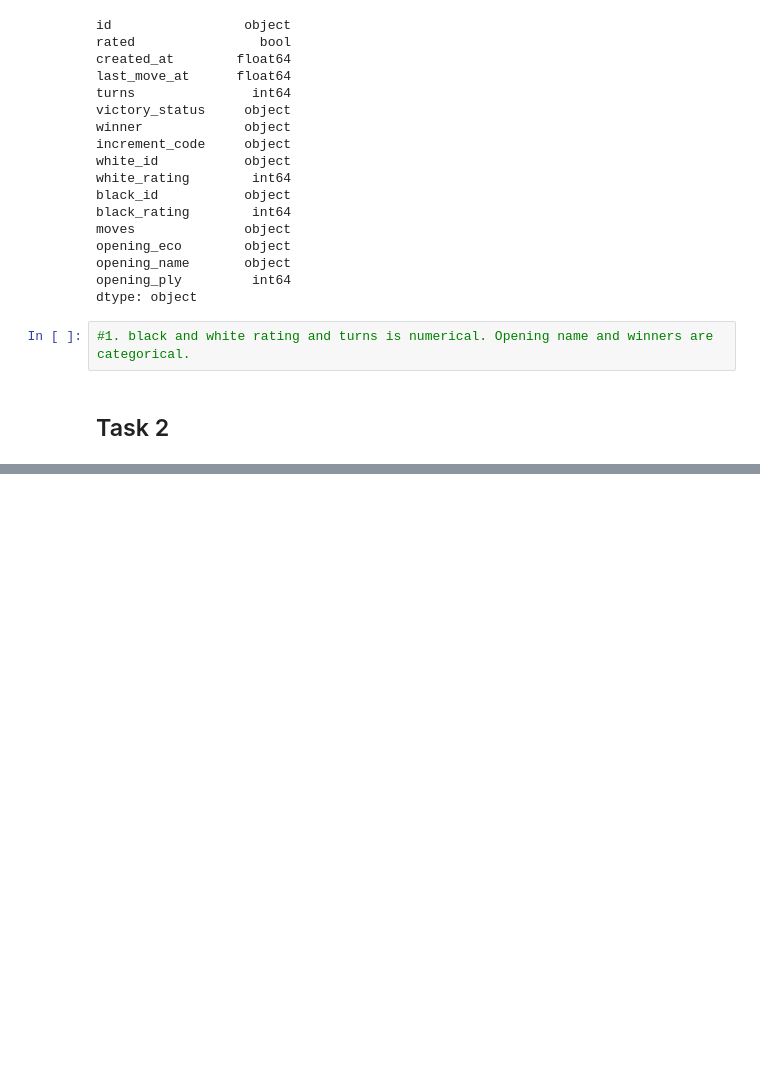
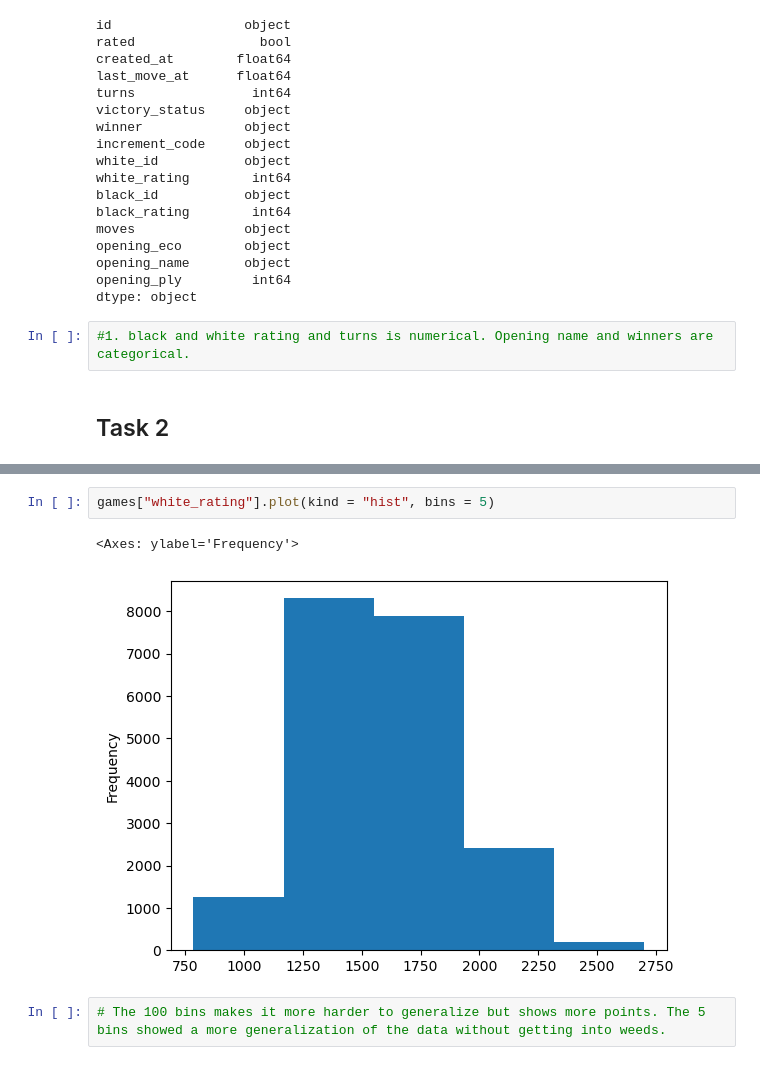
Before and after one commit to crussell1856/Cars_plots, a Jupyter notebook: cars_Graphs.ipynb, the cells around one changed output, grey strips where cells are left out. Saved outputs shown, nothing was run; the diff lists cells and outputs as text; blank space fills up the shorter version.

```diff
--- a/cars_Graphs.ipynb
+++ b/cars_Graphs.ipynb
@@ -47,0 +61,7 @@ games['winner'].value_counts().plot(kind = 'bar')
+# %%
+games["white_rating"].plot(kind = "hist", bins = 5)
+# %% [output]
+<Axes: ylabel='Frequency'>
+[figure, added]
+# %%
+# The 100 bins makes it more harder to generalize but shows more points. The 5 bins showed a more generalization of the data without getting into weeds.
```
Also changed, not shown: parts of 24 cells of this notebook.
